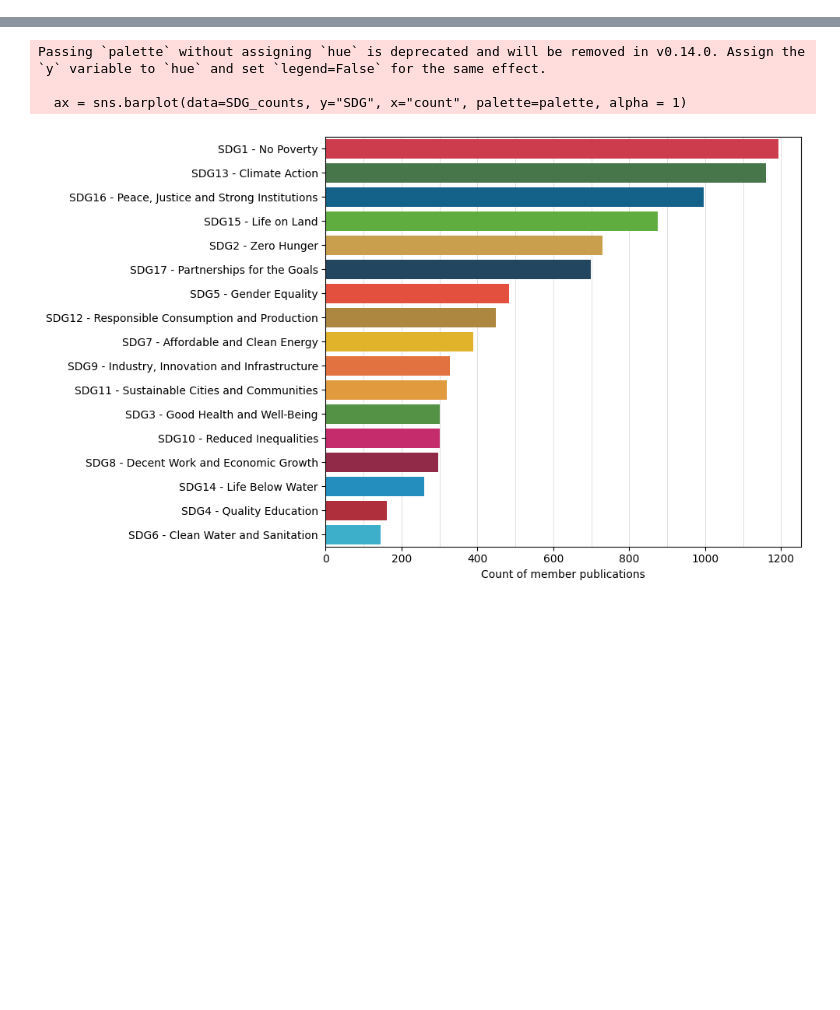
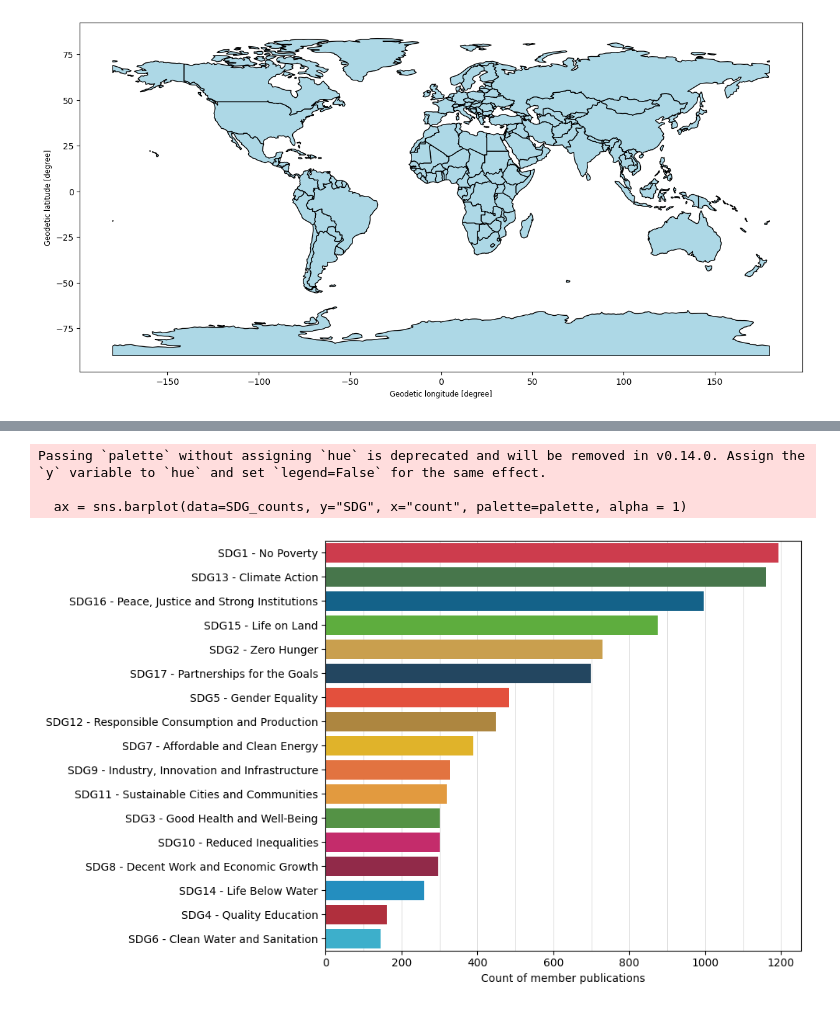
Before and after one commit to destiny-evidence/evaluation-reports-synthesis, a Jupyter notebook: scripts/member-publications-plots.ipynb, the cells around one changed output, grey strips where cells are left out. Saved outputs shown, nothing was run; the diff lists cells and outputs as text; code cells hidden in the pictures; blank space fills up the shorter version.

```diff
--- a/scripts/member-publications-plots.ipynb
+++ b/scripts/member-publications-plots.ipynb
@@ -62,13 +133,15 @@ country_counts = country_counts[country_counts['country'] != 'NA']
 # %%
 # load world map
 # URL for Natural Earth low resolution shapefile
 url = "https://naturalearth.s3.amazonaws.com/110m_cultural/ne_110m_admin_0_countries.zip"
 
 # read the shapefile directly from the URL using geopandas
 world = gpd.read_file(url)
 
-#world.plot(figsize=(15, 10), edgecolor='black', color='lightblue')
+world.plot(figsize=(15, 10), edgecolor='black', color='lightblue')
 plt.show()
+# %% [output]
+[figure, added]
 # %%
 # find countries in the dataset that cannot be matched to map data
 
```
Also changed, not shown: parts of 8 cells of this notebook, 6 other files.
